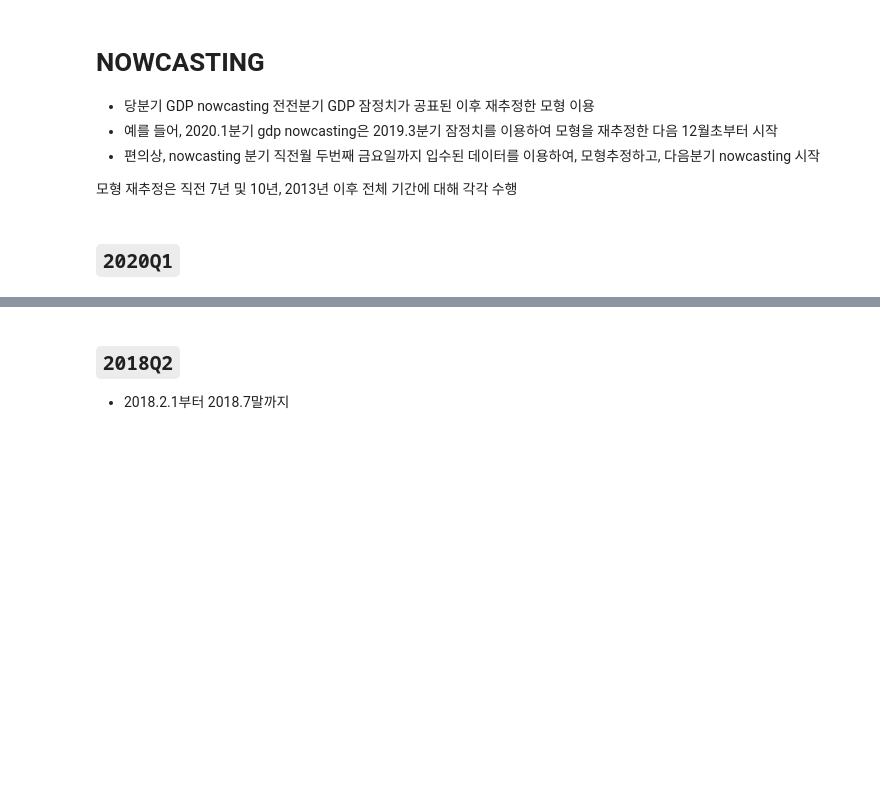
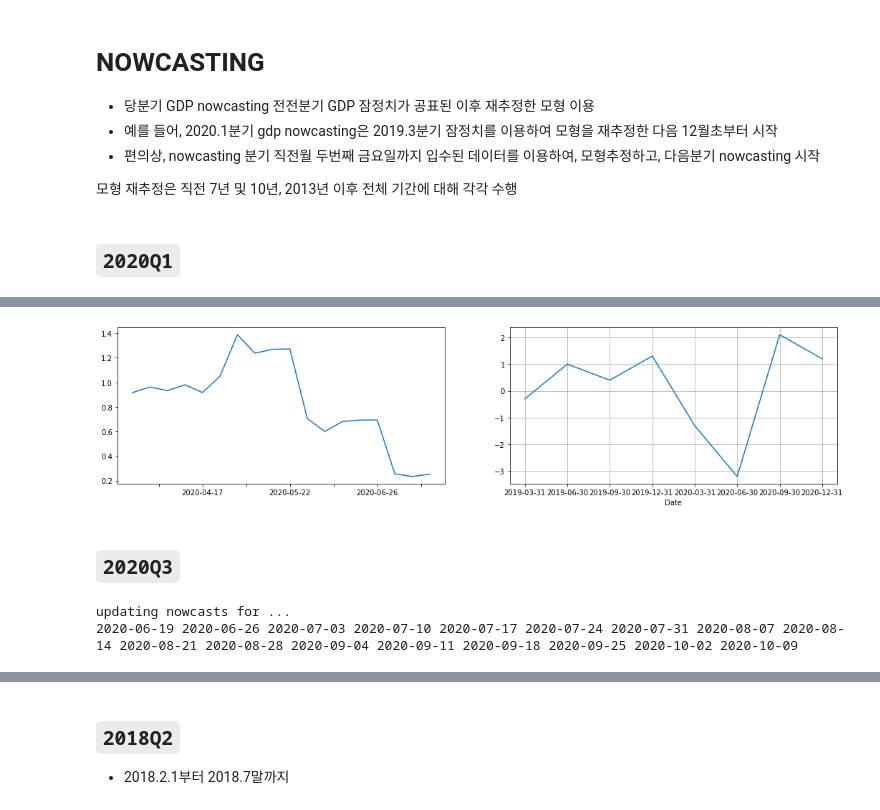
Before and after one commit to hyunchangyi/nowcasting, a Jupyter notebook: nowcasting_kr.ipynb, the cells around one changed output, grey strips where cells are left out. Saved outputs shown, nothing was run; the diff lists cells and outputs as text; code cells hidden in the pictures; blank space fills up the shorter version.

```diff
--- a/nowcasting_kr.ipynb
+++ b/nowcasting_kr.ipynb
@@ -1839,0 +1873,28 @@ Releases[target.v].loc['2021-04-30', '2019':'2021'].plot(ax=axs[1])
+# %%
+# vl = pickle.load(open('input\\var_cat',"rb"))
+# User inputs.
+t_year = 2020
+t_month = 6
+
+target = Target('N_gdp', (date(t_year, t_month, 15) + MonthEnd()).strftime('%Y-%m-%d'))
+
+first_vintage = second_friday(date(t_year, t_month, 15) - timedelta(days = 30 * 3))
+last_vintage = second_friday(date(t_year, t_month, 15) + timedelta(days = 30 * 1))
+sample_start = second_friday(date(t_year, t_month, 15) - timedelta(days = 365 * 10 + 30 * 1))
+vintages = [v.strftime('%Y-%m-%d') for v in pd.date_range(first_vintage, last_vintage, freq='7D')]
+
+spec, blocks = load_spec('input\\Spec.xlsx')
+
+# data load
+X_tr, X_raw = load_data(path.join('input', 'mdata', first_vintage + '.xlsx'), spec, sample_start)
+
+## DATA Normalization and InitCond
+X_norm, X_mean, X_std = data_normalization(X_tr)
+
+M = InitCond(X_norm, S, spec, blocks, optNaN_init)
+
+# Remove the leading and ending nans
+y = remNaNs_spline(X_norm, optNaN_em)[0].T  # y = X_norm.T for the estimation is WITH missing data
+
+# parameters for EM loop: threshold, max_iter, gamma
+R = dfm(y, X_mean, X_std, M, S, spec, blocks, parEM(1e-5, int(5000), 0.1), first_vintage + '_7yrs_full_t5')
@@ -1839,0 +1908,9 @@ Releases[target.v].loc['2021-04-30', '2019':'2021'].plot(ax=axs[1])
+# %%
+fig, axs = plt.subplots(1, 2, figsize=(18, 4))
+nowcasts.new.plot(ax=axs[0])
+Releases[target.v].loc['2021-04-30', '2019':'2021'].plot(ax=axs[1])
+axs[1].grid()
+# %% [output]
+[figure, added]
+# %% [markdown]
+## `2020Q3`
@@ -1839,0 +1943,12 @@ Releases[target.v].loc['2021-04-30', '2019':'2021'].plot(ax=axs[1])
+# %%
+# R = DFMResult(**pickle.load(open(vintage + '_7yrs_full_t5',"rb")))
+
+nowcasts = weekly_nowcasting(vintages, R, target, print_detial=False)
+
+fig, axs = plt.subplots(1, 2, figsize=(18, 4))
+nowcasts.new.plot(ax=axs[0])
+Releases[target.v].loc['2021-04-30', '2019':'2022'].plot(ax=axs[1])
+axs[1].grid()
+# %% [output]
+updating nowcasts for ...
+2020-06-19 2020-06-26 2020-07-03 2020-07-10 2020-07-17 2020-07-24 2020-07-31 2020-08-07 2020-08-14 2020-08-21 2020-08-28 2020-09-04 2020-09-11 2020-09-18 2020-09-25 2020-10-02 2020-10-09
```
Also changed, not shown: parts of 23 cells of this notebook, 5 other files.
